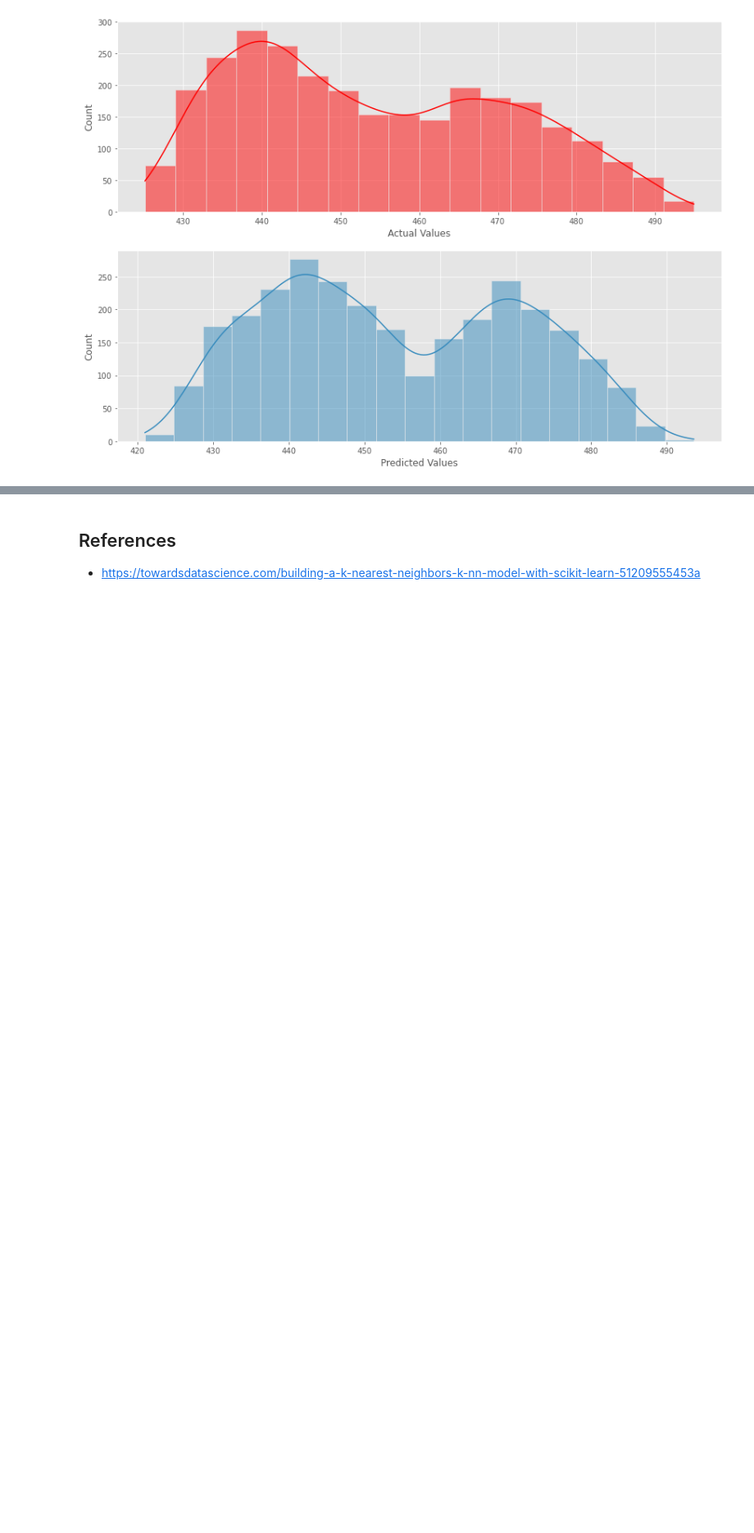
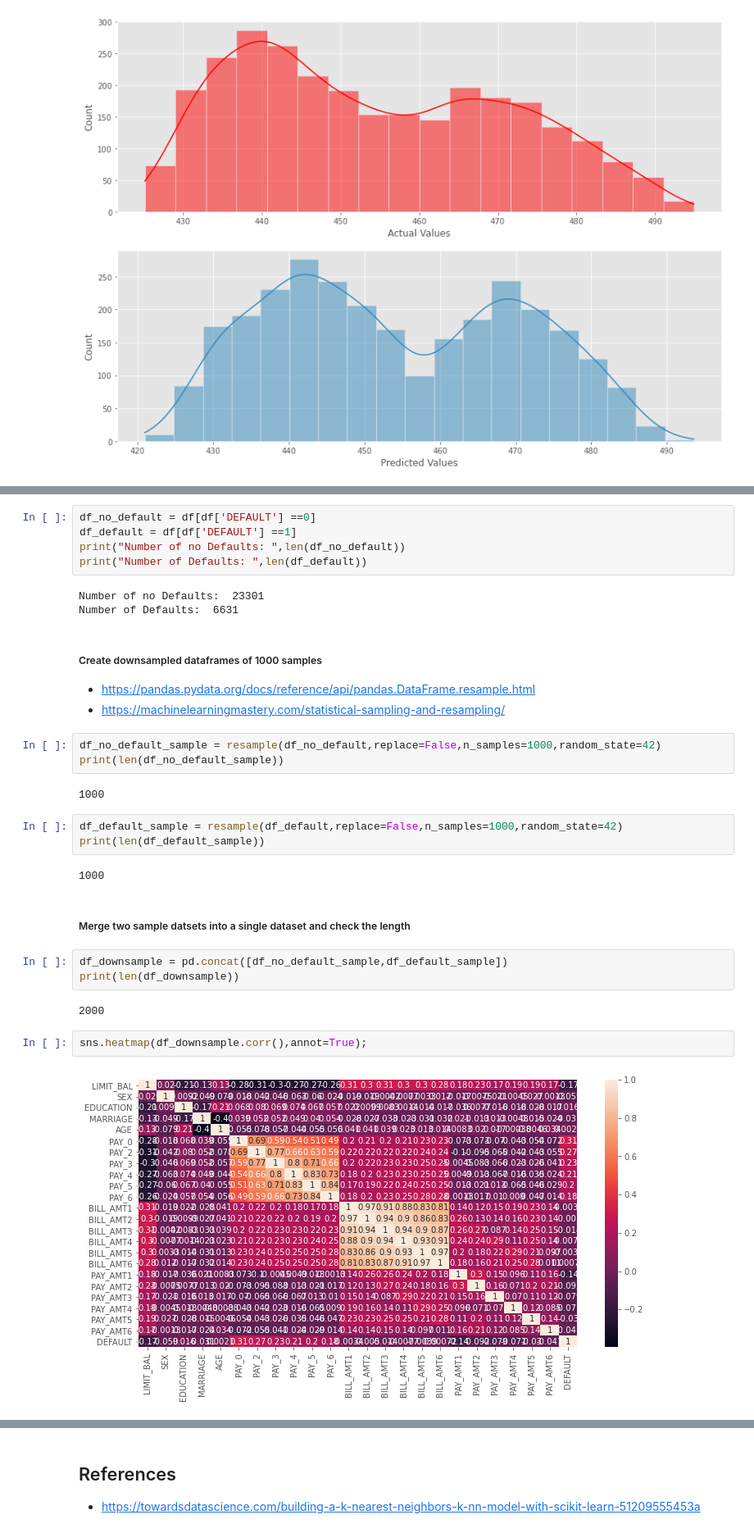
Before and after one commit to conor1982/ML_and_Stats_Assessment, a Jupyter notebook: scikit-learn.ipynb, the cells around one changed output, grey strips where cells are left out. Shown at 82% size. Drawn from its saved outputs; the diff is of its cells as text; blank space fills up the shorter version.

```diff
--- a/scikit-learn.ipynb
+++ b/scikit-learn.ipynb
@@ -1134,0 +1380,34 @@ sns.histplot(pred_y_df['Predicted Values'],kde=True);
+# %%
+df_no_default = df[df['DEFAULT'] ==0]
+df_default = df[df['DEFAULT'] ==1]
+print("Number of no Defaults: ",len(df_no_default))
+print("Number of Defaults: ",len(df_default))
+# %% [output]
+Number of no Defaults:  23301
+Number of Defaults:  6631
+# %% [markdown]
+##### Create downsampled dataframes of 1000 samples
+
+* https://pandas.pydata.org/docs/reference/api/pandas.DataFrame.resample.html
+* https://machinelearningmastery.com/statistical-sampling-and-resampling/
+# %%
+df_no_default_sample = resample(df_no_default,replace=False,n_samples=1000,random_state=42)
+print(len(df_no_default_sample))
+# %% [output]
+1000
+# %%
+df_default_sample = resample(df_default,replace=False,n_samples=1000,random_state=42)
+print(len(df_default_sample))
+# %% [output]
+1000
+# %% [markdown]
+##### Merge two sample datsets into a single dataset and check the length
+# %%
+df_downsample = pd.concat([df_no_default_sample,df_default_sample])
+print(len(df_downsample))
+# %% [output]
+2000
+# %%
+sns.heatmap(df_downsample.corr(),annot=True);
+# %% [output]
+[figure, added]
```
Also changed, not shown: parts of 70 cells of this notebook, 3 other files.
